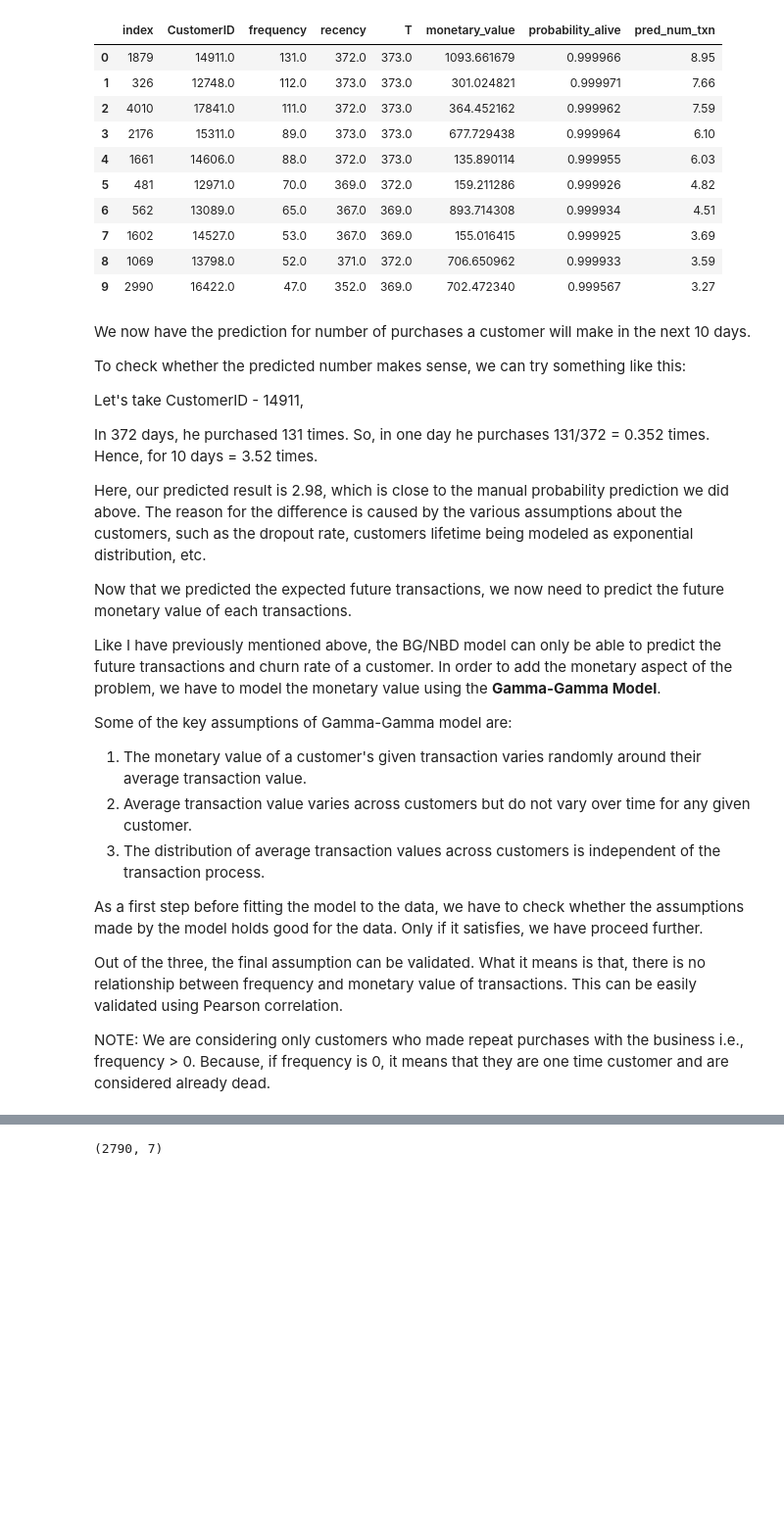
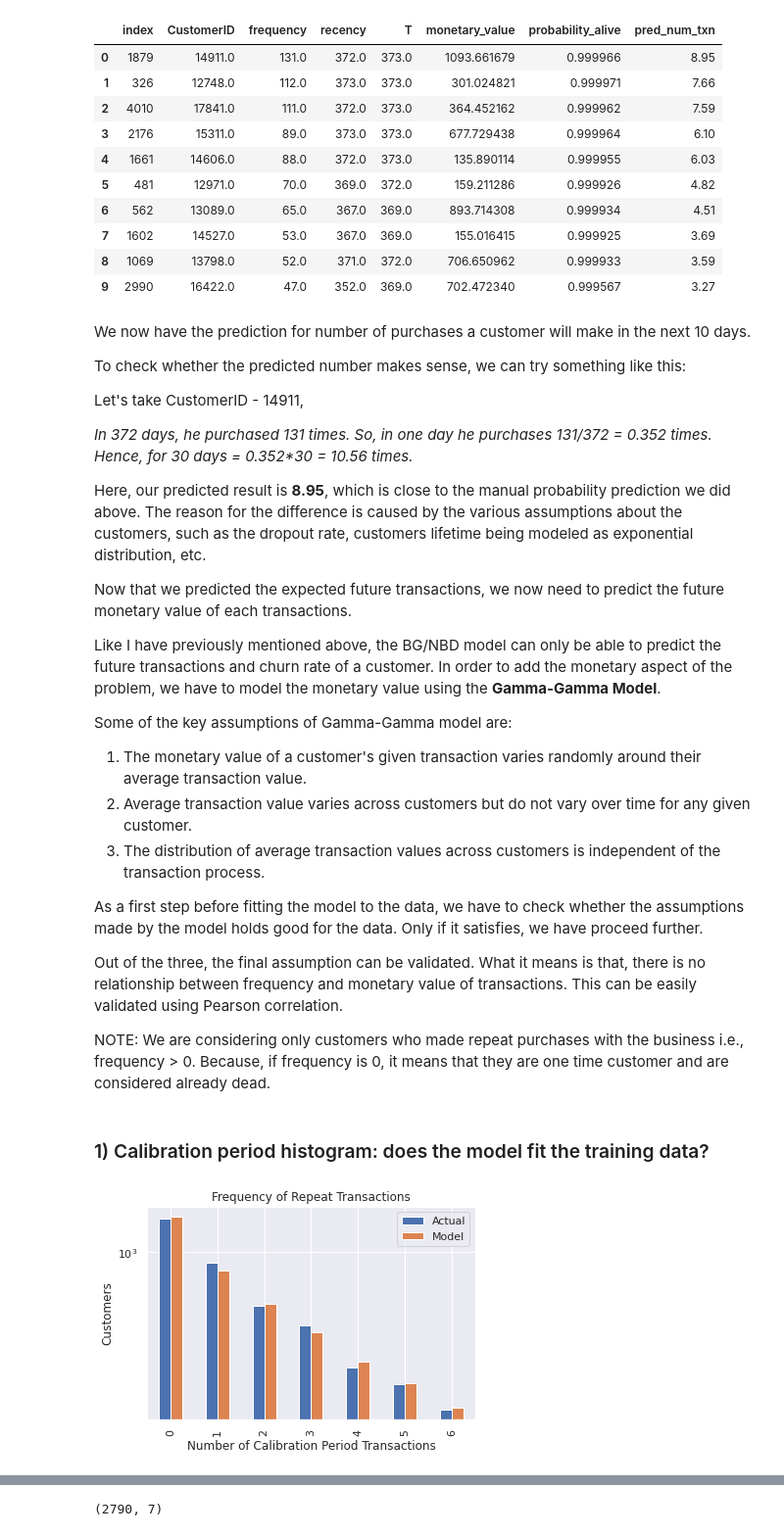
Before and after one commit to apiasak/datascience-portfolio, a Jupyter notebook: code/Retail Dataset/B1) Customer Lifetime Value (CLV).ipynb, the cells around one changed output, grey strips where cells are left out. Shown at 98% size. Drawn from its saved outputs; the diff is of its cells as text; code cells hidden in the pictures; blank space fills up the shorter version.

```diff
--- a/code/Retail Dataset/B1) Customer Lifetime Value (CLV).ipynb
+++ b/code/Retail Dataset/B1) Customer Lifetime Value (CLV).ipynb
@@ -445,9 +490,9 @@ To check whether the predicted number makes sense, we can try something like thi
 
 Let's take CustomerID - 14911,
 
-In 372 days, he purchased 131 times. So, in one day he purchases 131/372 = 0.352 times. Hence, for 10 days = 3.52 times.
+*In 372 days, he purchased 131 times. So, in one day he purchases 131/372 = 0.352 times. Hence, for 30 days = 0.352\*30 = 10.56 times.*
 
-Here, our predicted result is 2.98, which is close to the manual probability prediction we did above. The reason for the difference is caused by the various assumptions about the customers, such as the dropout rate, customers lifetime being modeled as exponential distribution, etc.
+Here, our predicted result is **8.95**, which is close to the manual probability prediction we did above. The reason for the difference is caused by the various assumptions about the customers, such as the dropout rate, customers lifetime being modeled as exponential distribution, etc.
 
 Now that we predicted the expected future transactions, we now need to predict the future monetary value of each transactions.
 
@@ -464,3 +509,9 @@ As a first step before fitting the model to the data, we have to check whether t
 Out of the three, the final assumption can be validated. What it means is that, there is no relationship between frequency and monetary value of transactions. This can be easily validated using Pearson correlation.
 
 NOTE: We are considering only customers who made repeat purchases with the business i.e., frequency > 0. Because, if frequency is 0, it means that they are one time customer and are considered already dead.
+# %% [markdown]
+### 1) Calibration period histogram: does the model fit the training data?
+# %%
+plot_period_transactions(bgf).set_yscale('log');
+# %% [output]
+[figure, added]
```
Also changed, not shown: parts of 38 cells of this notebook, 6 other files.
